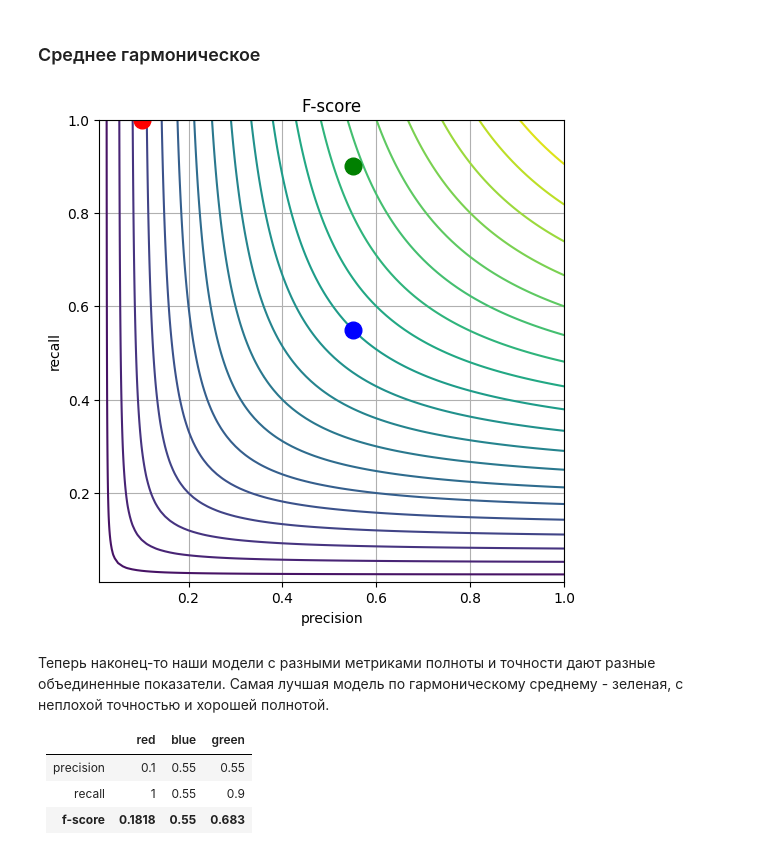
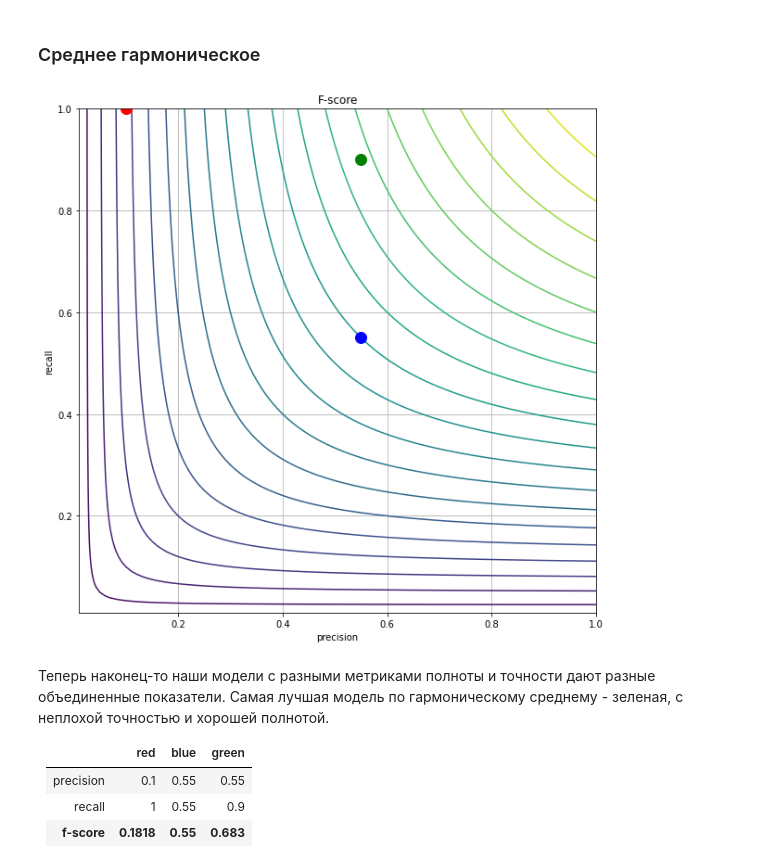
Before and after one commit to igumnov-daniel/HOCK_SEPTEMBER_2023, a Jupyter notebook: 14_ML_logreg/14_logreg.ipynb, the cells around one changed output. Drawn from its saved outputs; the diff is of its cells as text; code cells hidden in the pictures.

```diff
--- a/14_ML_logreg/14_logreg.ipynb
+++ b/14_ML_logreg/14_logreg.ipynb
@@ -625,22 +640,22 @@ $$accuracy(a,x) = \frac{1}{l} \sum^{l}_{i=1}[a(x_{i})=y_{i}].$$
 # %%
 precisions, recalls = np.meshgrid(np.linspace(0.01, 1, 100), np.linspace(0.01, 1, 100))
 
 f_levels = np.empty_like(precisions)
 for i in range(precisions.shape[0]):
     for j in range(precisions.shape[1]):
         f_levels[i, j] = 2 * precisions[i, j] * recalls[i, j] / (precisions[i, j] + recalls[i, j])
 
-plt.figure(figsize=(6, 6))
+plt.figure(figsize=(10, 10))
 plt.title('F-score')
 plt.xlabel('precision')
 plt.ylabel('recall')
 plt.grid()
 plt.contour(precisions, recalls, f_levels, levels=20)
 plt.plot(0.1, 1, 'ro', ms=12)
 plt.plot(0.55, 0.55, 'bo', ms=12)
 plt.plot(0.55, 0.9, 'go', ms=12);
 # %% [output]
-[figure, old version]
+[figure, new version]
 # %% [markdown]
 Теперь наконец-то наши модели с разными метриками полноты и точности дают разные объединенные показатели. Самая лучшая модель по гармоническому среднему - зеленая, с неплохой точностью и хорошей полнотой.
 
```
Also changed, not shown: parts of 11 cells of this notebook, 1 other file.
